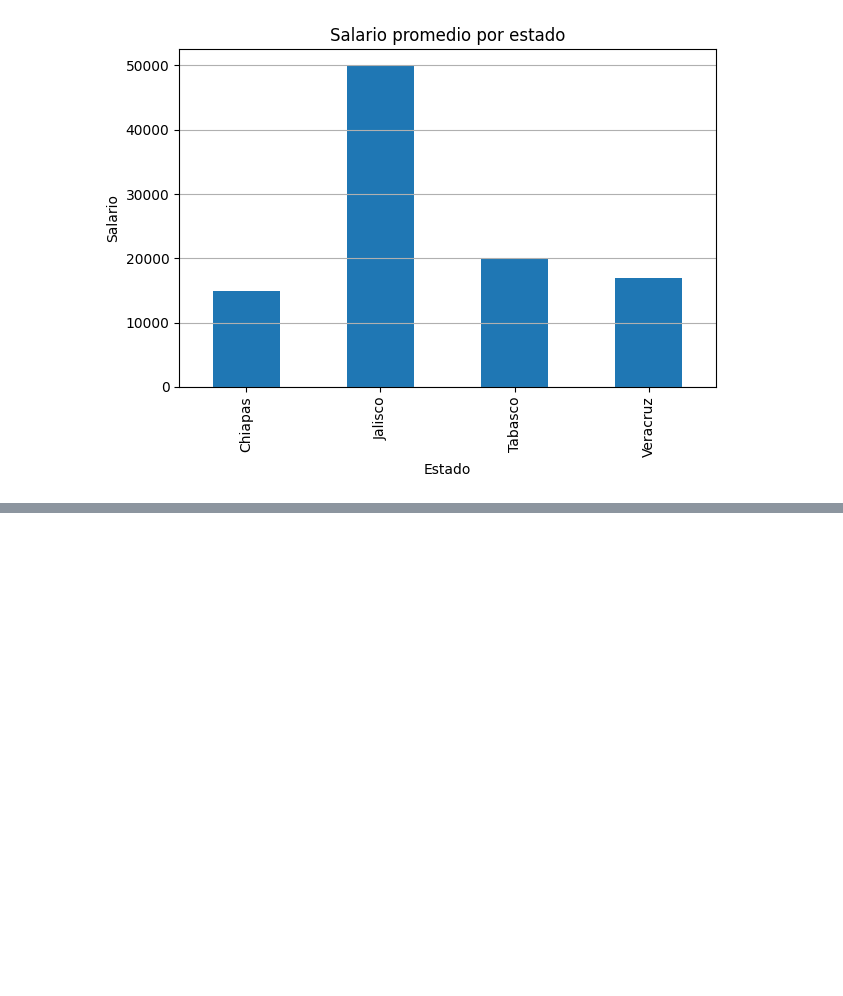
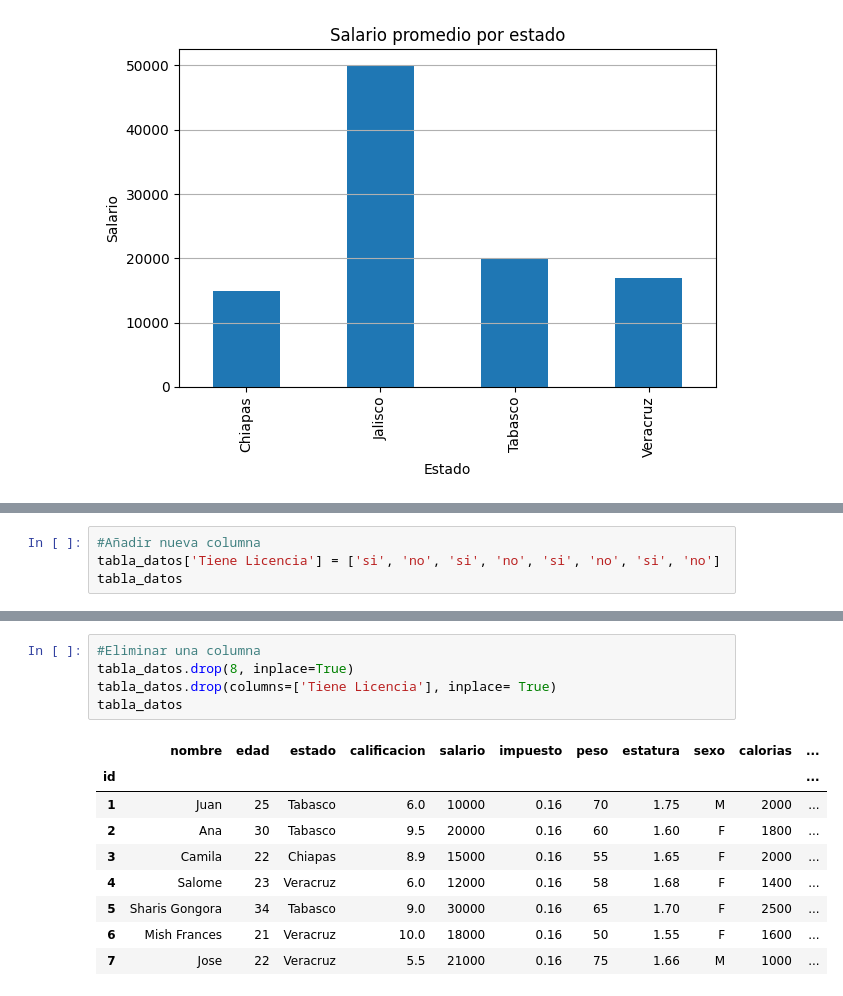
Before and after one commit to mateo469/curso_python_2025_2026, a Jupyter notebook: Pandas/Ciencias_Datos.ipynb, the cells around one changed output, grey strips where cells are left out. Drawn from its saved outputs; the diff is of its cells as text; blank space fills up the shorter version.

Commit message:
Seguimos aprendiendo ciencia de datos

```diff
--- a/Pandas/Ciencias_Datos.ipynb
+++ b/Pandas/Ciencias_Datos.ipynb
@@ -443,0 +445,4 @@ plt.show()
+# %%
+#Añadir nueva columna
+tabla_datos['Tiene Licencia'] = ['si', 'no', 'si', 'no', 'si', 'no', 'si', 'no']
+tabla_datos
@@ -443,0 +460,15 @@ plt.show()
+# %%
+#Eliminar una columna
+tabla_datos.drop(8, inplace=True)
+tabla_datos.drop(columns=['Tiene Licencia'], inplace= True)
+tabla_datos
+# %% [output]
+|  | nombre | edad | estado | calificacion | salario | impuesto | peso | estatura | sexo | calorias | ... |
+| id |  |  |  |  |  |  |  |  |  |  | ... |
+| 1 | Juan | 25 | Tabasco | 6.0 | 10000 | 0.16 | 70 | 1.75 | M | 2000 | ... |
+| 2 | Ana | 30 | Tabasco | 9.5 | 20000 | 0.16 | 60 | 1.60 | F | 1800 | ... |
+| 3 | Camila | 22 | Chiapas | 8.9 | 15000 | 0.16 | 55 | 1.65 | F | 2000 | ... |
+| 4 | Salome | 23 | Veracruz | 6.0 | 12000 | 0.16 | 58 | 1.68 | F | 1400 | ... |
+| 5 | Sharis Gongora | 34 | Tabasco | 9.0 | 30000 | 0.16 | 65 | 1.70 | F | 2500 | ... |
+| 6 | Mish Frances | 21 | Veracruz | 10.0 | 18000 | 0.16 | 50 | 1.55 | F | 1600 | ... |
+| 7 | Jose | 22 | Veracruz | 5.5 | 21000 | 0.16 | 75 | 1.66 | M | 1000 | ... |
```
Also changed, not shown: parts of 6 cells of this notebook, 16 other files.
